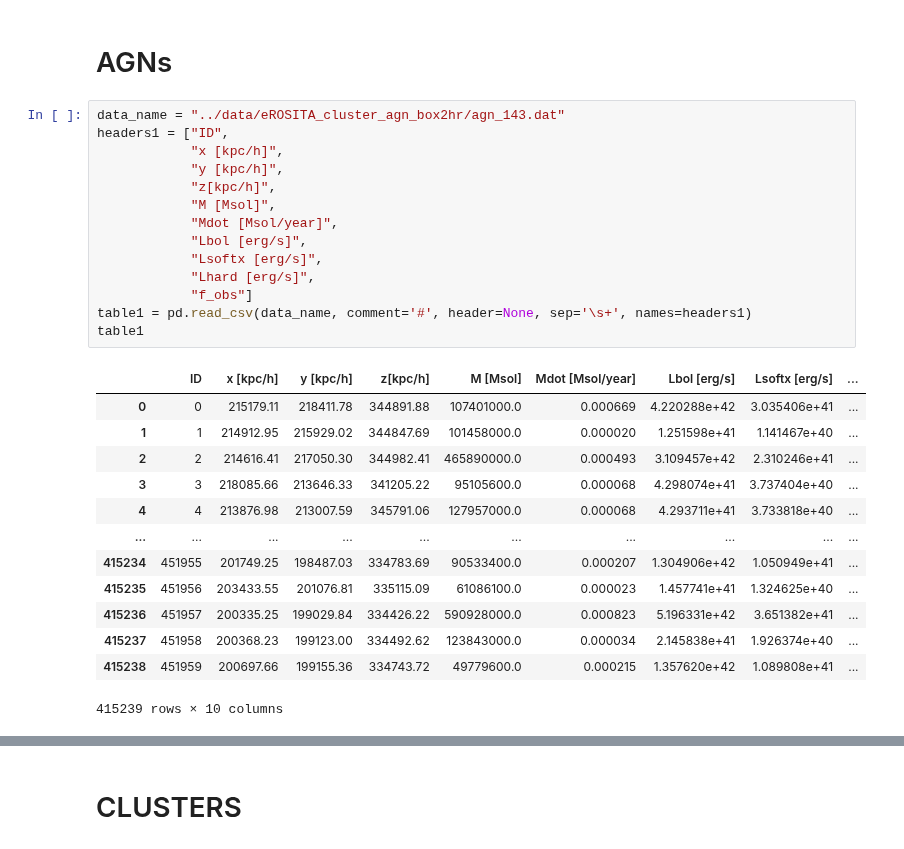
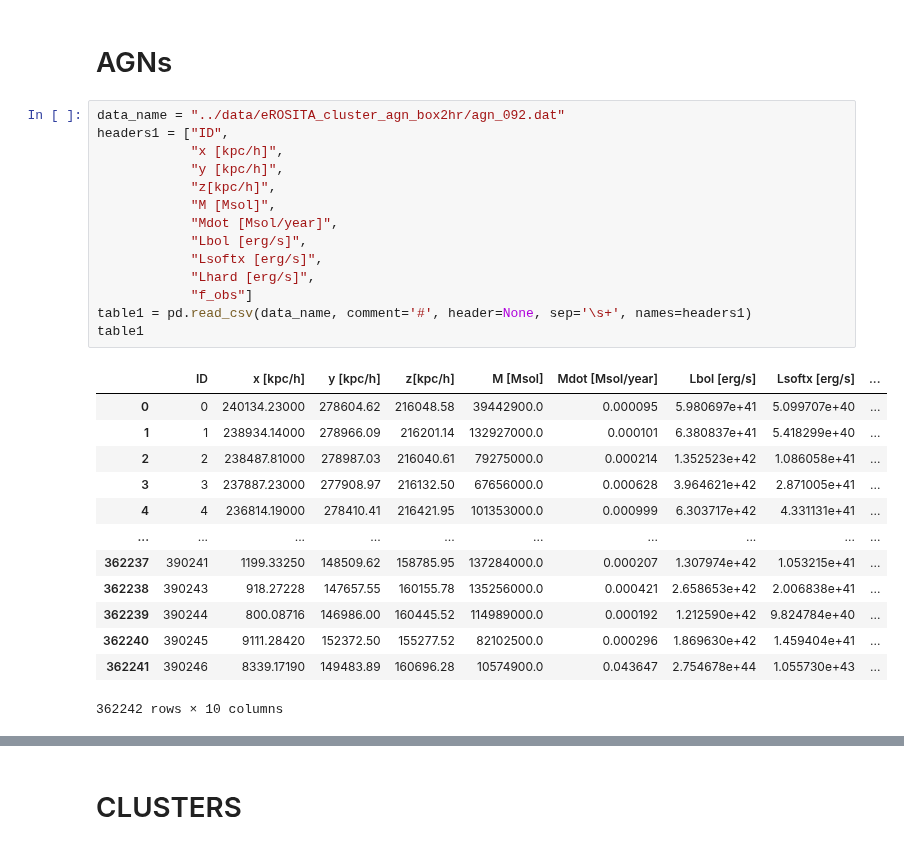
Before and after one commit to pi4imu/magneticum, a Jupyter notebook: mm_agn_clusters.ipynb, the cells around one changed output, grey strips where cells are left out. Drawn from its saved outputs; the diff is of its cells as text.

```diff
--- a/mm_agn_clusters.ipynb
+++ b/mm_agn_clusters.ipynb
@@ -13,33 +12,33 @@ mm_hmf_clusters.ipynb  phlist_merged.csv
 # %% [markdown]
 # AGNs
 # %%
-data_name = "../data/eROSITA_cluster_agn_box2hr/agn_143.dat"
+data_name = "../data/eROSITA_cluster_agn_box2hr/agn_092.dat"
 headers1 = ["ID",
             "x [kpc/h]",
             "y [kpc/h]",
             "z[kpc/h]",
             "M [Msol]",
             "Mdot [Msol/year]",
             "Lbol [erg/s]",
             "Lsoftx [erg/s]",
             "Lhard [erg/s]",
             "f_obs"]
 table1 = pd.read_csv(data_name, comment='#', header=None, sep='\s+', names=headers1)
 table1
 # %% [output]
 |  | ID | x [kpc/h] | y [kpc/h] | z[kpc/h] | M [Msol] | Mdot [Msol/year] | Lbol [erg/s] | Lsoftx [erg/s] | ... |
-| 0 | 0 | 215179.11 | 218411.78 | 344891.88 | 107401000.0 | 0.000669 | 4.220288e+42 | 3.035406e+41 | ... |
-| 1 | 1 | 214912.95 | 215929.02 | 344847.69 | 101458000.0 | 0.000020 | 1.251598e+41 | 1.141467e+40 | ... |
-| 2 | 2 | 214616.41 | 217050.30 | 344982.41 | 465890000.0 | 0.000493 | 3.109457e+42 | 2.310246e+41 | ... |
-| 3 | 3 | 218085.66 | 213646.33 | 341205.22 | 95105600.0 | 0.000068 | 4.298074e+41 | 3.737404e+40 | ... |
-| 4 | 4 | 213876.98 | 213007.59 | 345791.06 | 127957000.0 | 0.000068 | 4.293711e+41 | 3.733818e+40 | ... |
+| 0 | 0 | 240134.23000 | 278604.62 | 216048.58 | 39442900.0 | 0.000095 | 5.980697e+41 | 5.099707e+40 | ... |
+| 1 | 1 | 238934.14000 | 278966.09 | 216201.14 | 132927000.0 | 0.000101 | 6.380837e+41 | 5.418299e+40 | ... |
+| 2 | 2 | 238487.81000 | 278987.03 | 216040.61 | 79275000.0 | 0.000214 | 1.352523e+42 | 1.086058e+41 | ... |
+| 3 | 3 | 237887.23000 | 277908.97 | 216132.50 | 67656000.0 | 0.000628 | 3.964621e+42 | 2.871005e+41 | ... |
+| 4 | 4 | 236814.19000 | 278410.41 | 216421.95 | 101353000.0 | 0.000999 | 6.303717e+42 | 4.331131e+41 | ... |
 | ... | ... | ... | ... | ... | ... | ... | ... | ... | ... |
-| 415234 | 451955 | 201749.25 | 198487.03 | 334783.69 | 90533400.0 | 0.000207 | 1.304906e+42 | 1.050949e+41 | ... |
-| 415235 | 451956 | 203433.55 | 201076.81 | 335115.09 | 61086100.0 | 0.000023 | 1.457741e+41 | 1.324625e+40 | ... |
-| 415236 | 451957 | 200335.25 | 199029.84 | 334426.22 | 590928000.0 | 0.000823 | 5.196331e+42 | 3.651382e+41 | ... |
-| 415237 | 451958 | 200368.23 | 199123.00 | 334492.62 | 123843000.0 | 0.000034 | 2.145838e+41 | 1.926374e+40 | ... |
-| 415238 | 451959 | 200697.66 | 199155.36 | 334743.72 | 49779600.0 | 0.000215 | 1.357620e+42 | 1.089808e+41 | ... |
+| 362237 | 390241 | 1199.33250 | 148509.62 | 158785.95 | 137284000.0 | 0.000207 | 1.307974e+42 | 1.053215e+41 | ... |
+| 362238 | 390243 | 918.27228 | 147657.55 | 160155.78 | 135256000.0 | 0.000421 | 2.658653e+42 | 2.006838e+41 | ... |
+| 362239 | 390244 | 800.08716 | 146986.00 | 160445.52 | 114989000.0 | 0.000192 | 1.212590e+42 | 9.824784e+40 | ... |
+| 362240 | 390245 | 9111.28420 | 152372.50 | 155277.52 | 82102500.0 | 0.000296 | 1.869630e+42 | 1.459404e+41 | ... |
+| 362241 | 390246 | 8339.17190 | 149483.89 | 160696.28 | 10574900.0 | 0.043647 | 2.754678e+44 | 1.055730e+43 | ... |
-415239 rows × 10 columns
+362242 rows × 10 columns
 # %%
 #plt.rcParams["figure.figsize"] = [14.00, 7.00]
 #plt.rcParams["figure.autolayout"] = True
```
Also changed, not shown: parts of 5 cells of this notebook, 3 other files.
